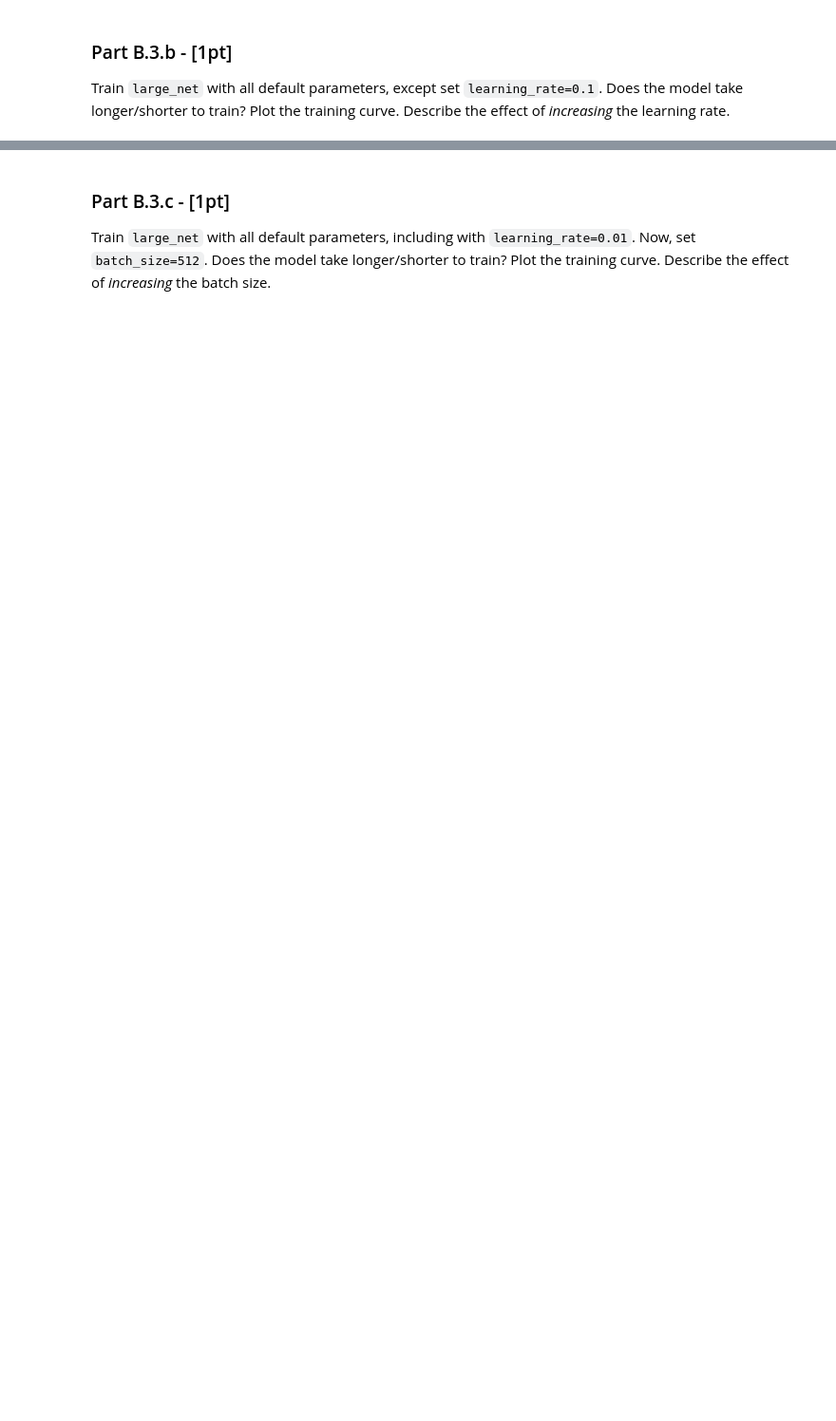
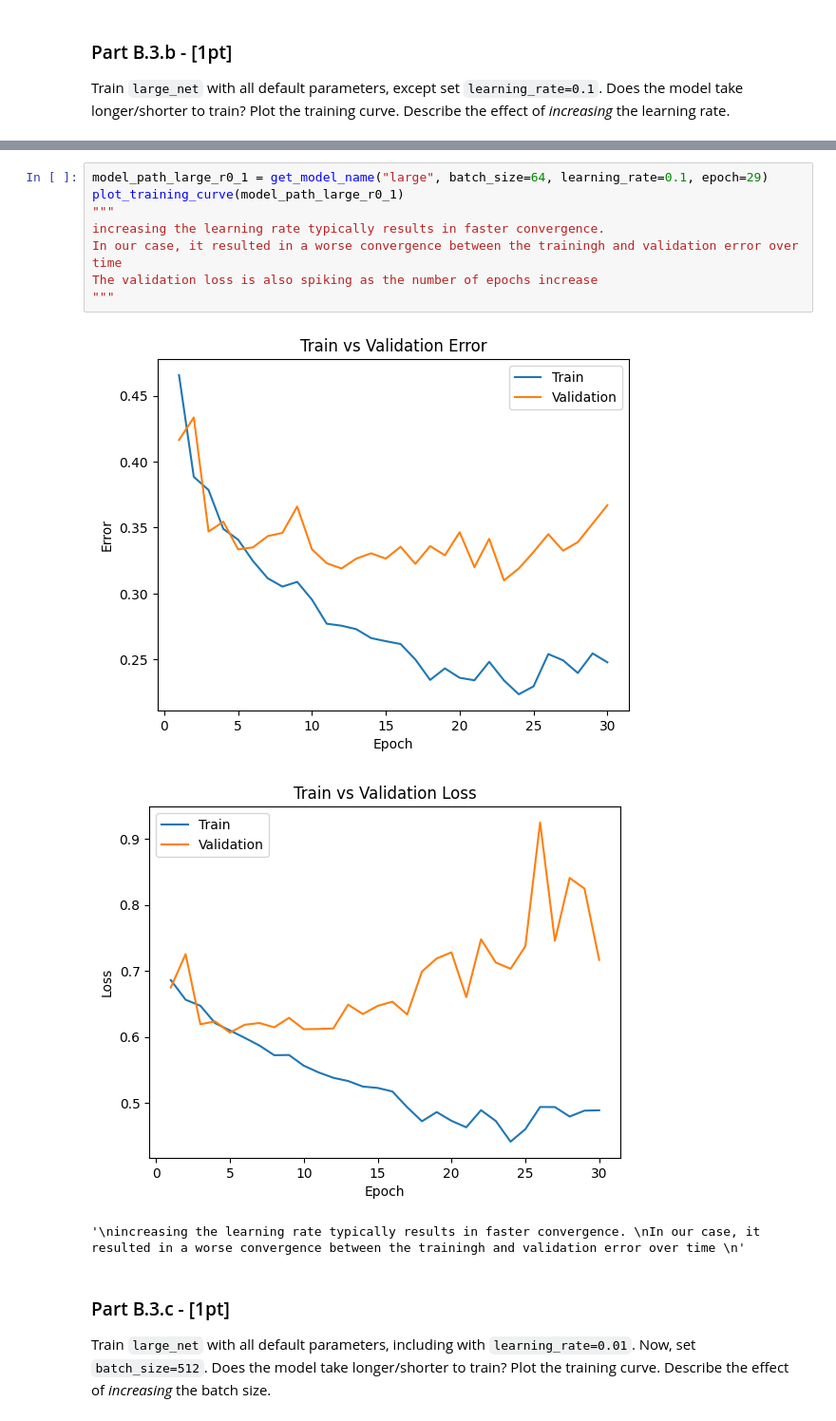
Before and after one commit to khaledgg/MIE1517, a Jupyter notebook: Lab 1/LAB_1_ANN_and_PyTorch.ipynb, the cells around one changed output, grey strips where cells are left out. Shown at 95% size. Cells and saved outputs as stored; diff of their text form; blank space fills up the shorter version.

```diff
--- a/Lab 1/LAB_1_ANN_and_PyTorch.ipynb
+++ b/Lab 1/LAB_1_ANN_and_PyTorch.ipynb
@@ -694,3 +927,15 @@ Plot the training curve. Describe the effect of *increasing* the learning rate.
+# %%
+model_path_large_r0_1 = get_model_name("large", batch_size=64, learning_rate=0.1, epoch=29)
+plot_training_curve(model_path_large_r0_1)
+"""
+increasing the learning rate typically results in faster convergence.
+In our case, it resulted in a worse convergence between the trainingh and validation error over time
+The validation loss is also spiking as the number of epochs increase
+"""
+# %% [output]
+[figure, added]
+[figure, added]
+'\nincreasing the learning rate typically results in faster convergence. \nIn our case, it resulted in a worse convergence between the trainingh and validation error over time \n'
 # %% [markdown]
 ### Part B.3.c - [1pt]
 
```
Also changed, not shown: parts of 65 cells of this notebook.
